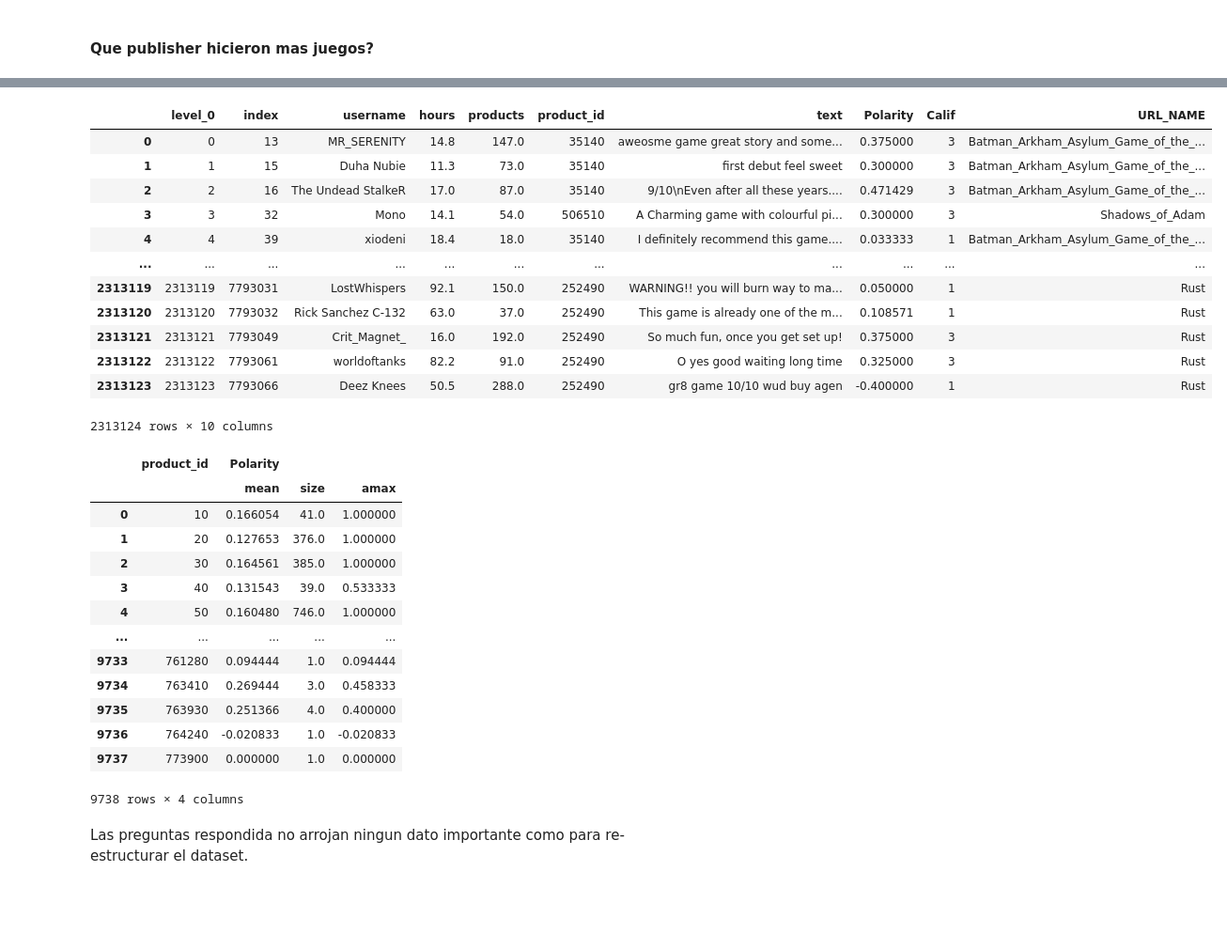
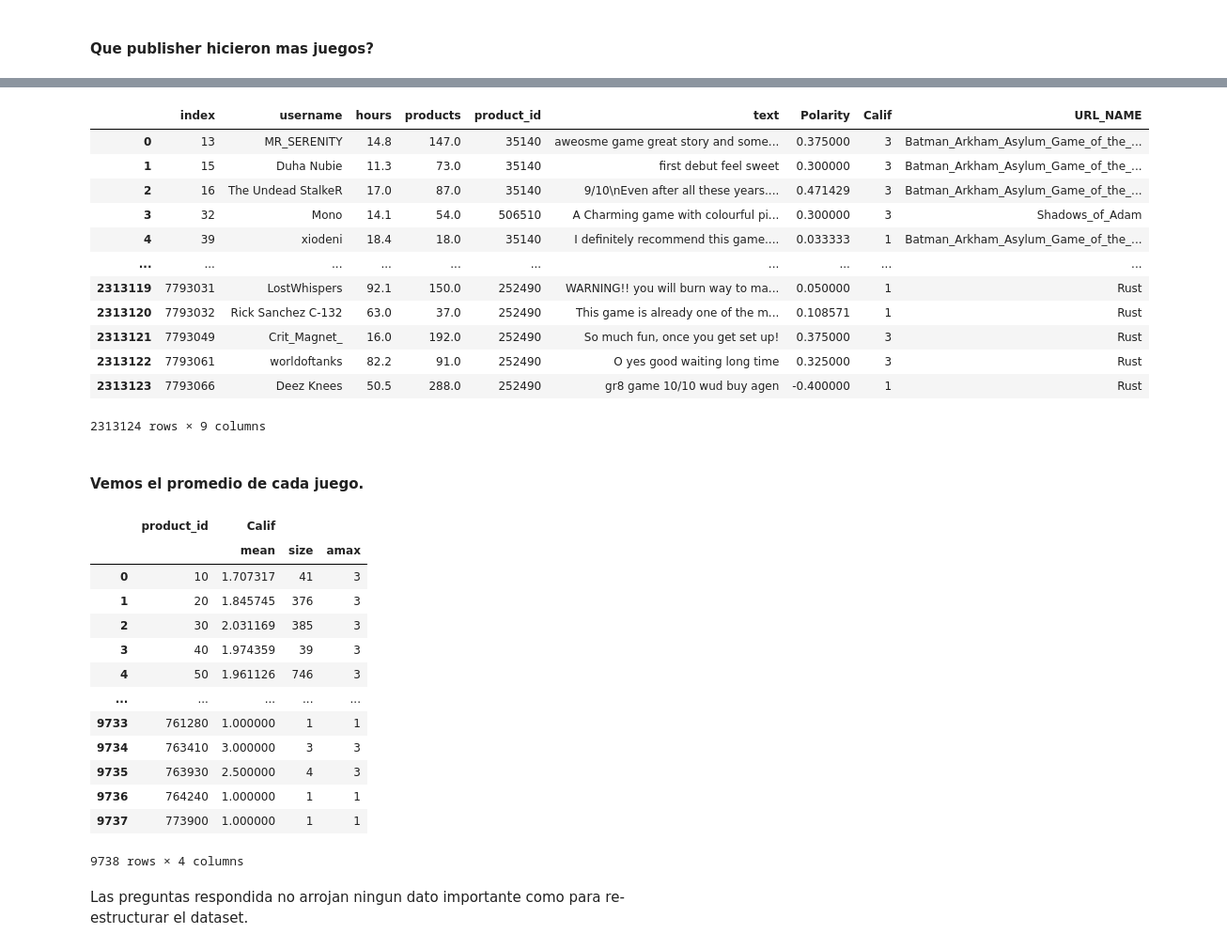
Before and after one commit to franpossetto/acamica-ds-spr4, a Jupyter notebook: Reccomendation_System.ipynb, the cells around one changed output, grey strips where cells are left out. Shown: that part at 94% size. Cells and saved outputs as stored; diff of their text form; code cells hidden in the pictures; blank space fills up the shorter version.

```diff
--- a/Reccomendation_System.ipynb
+++ b/Reccomendation_System.ipynb
@@ -219,37 +223,40 @@ Sebastian Groll               1
 Name: publisher, Length: 8239, dtype: int64
 # %%
-data_reviews.reset_index()
+data_reviews.reset_index(drop= True, inplace= True)
+data_reviews
 # %% [output]
-|  | level_0 | index | username | hours | products | product_id | text | Polarity | Calif | URL_NAME |
-| 0 | 0 | 13 | MR_SERENITY | 14.8 | 147.0 | 35140 | aweosme game great story and some... | 0.375000 | 3 | Batman_Arkham_Asylum_Game_of_the_... |
-| 1 | 1 | 15 | Duha Nubie | 11.3 | 73.0 | 35140 | first debut feel sweet | 0.300000 | 3 | Batman_Arkham_Asylum_Game_of_the_... |
-| 2 | 2 | 16 | The Undead StalkeR | 17.0 | 87.0 | 35140 | 9/10\nEven after all these years.... | 0.471429 | 3 | Batman_Arkham_Asylum_Game_of_the_... |
-| 3 | 3 | 32 | Mono | 14.1 | 54.0 | 506510 | A Charming game with colourful pi... | 0.300000 | 3 | Shadows_of_Adam |
-| 4 | 4 | 39 | xiodeni | 18.4 | 18.0 | 35140 | I definitely recommend this game.... | 0.033333 | 1 | Batman_Arkham_Asylum_Game_of_the_... |
-| ... | ... | ... | ... | ... | ... | ... | ... | ... | ... | ... |
-| 2313119 | 2313119 | 7793031 | LostWhispers | 92.1 | 150.0 | 252490 | WARNING!! you will burn way to ma... | 0.050000 | 1 | Rust |
-| 2313120 | 2313120 | 7793032 | Rick Sanchez C-132 | 63.0 | 37.0 | 252490 | This game is already one of the m... | 0.108571 | 1 | Rust |
-| 2313121 | 2313121 | 7793049 | Crit_Magnet_ | 16.0 | 192.0 | 252490 | So much fun, once you get set up! | 0.375000 | 3 | Rust |
-| 2313122 | 2313122 | 7793061 | worldoftanks | 82.2 | 91.0 | 252490 | O yes good waiting long time | 0.325000 | 3 | Rust |
-| 2313123 | 2313123 | 7793066 | Deez Knees | 50.5 | 288.0 | 252490 | gr8 game 10/10 wud buy agen | -0.400000 | 1 | Rust |
+|  | index | username | hours | products | product_id | text | Polarity | Calif | URL_NAME |
+| 0 | 13 | MR_SERENITY | 14.8 | 147.0 | 35140 | aweosme game great story and some... | 0.375000 | 3 | Batman_Arkham_Asylum_Game_of_the_... |
+| 1 | 15 | Duha Nubie | 11.3 | 73.0 | 35140 | first debut feel sweet | 0.300000 | 3 | Batman_Arkham_Asylum_Game_of_the_... |
+| 2 | 16 | The Undead StalkeR | 17.0 | 87.0 | 35140 | 9/10\nEven after all these years.... | 0.471429 | 3 | Batman_Arkham_Asylum_Game_of_the_... |
+| 3 | 32 | Mono | 14.1 | 54.0 | 506510 | A Charming game with colourful pi... | 0.300000 | 3 | Shadows_of_Adam |
+| 4 | 39 | xiodeni | 18.4 | 18.0 | 35140 | I definitely recommend this game.... | 0.033333 | 1 | Batman_Arkham_Asylum_Game_of_the_... |
+| ... | ... | ... | ... | ... | ... | ... | ... | ... | ... |
+| 2313119 | 7793031 | LostWhispers | 92.1 | 150.0 | 252490 | WARNING!! you will burn way to ma... | 0.050000 | 1 | Rust |
+| 2313120 | 7793032 | Rick Sanchez C-132 | 63.0 | 37.0 | 252490 | This game is already one of the m... | 0.108571 | 1 | Rust |
+| 2313121 | 7793049 | Crit_Magnet_ | 16.0 | 192.0 | 252490 | So much fun, once you get set up! | 0.375000 | 3 | Rust |
+| 2313122 | 7793061 | worldoftanks | 82.2 | 91.0 | 252490 | O yes good waiting long time | 0.325000 | 3 | Rust |
+| 2313123 | 7793066 | Deez Knees | 50.5 | 288.0 | 252490 | gr8 game 10/10 wud buy agen | -0.400000 | 1 | Rust |
-2313124 rows × 10 columns
+2313124 rows × 9 columns
+# %% [markdown]
+#### Vemos el promedio de cada juego.
 # %%
-dr1 = data_reviews.groupby("product_id").agg({"Polarity": [np.mean, np.size, np.max]}).reset_index()
+dr1 = data_reviews.groupby("product_id").agg({"Calif": [np.mean, np.size, np.max]}).reset_index()
 dr1
 # %% [output]
-|  | product_id | Polarity |  |  |
+|  | product_id | Calif |  |  |
 |  |  | mean | size | amax |
-| 0 | 10 | 0.166054 | 41.0 | 1.000000 |
-| 1 | 20 | 0.127653 | 376.0 | 1.000000 |
-| 2 | 30 | 0.164561 | 385.0 | 1.000000 |
-| 3 | 40 | 0.131543 | 39.0 | 0.533333 |
-| 4 | 50 | 0.160480 | 746.0 | 1.000000 |
+| 0 | 10 | 1.707317 | 41 | 3 |
+| 1 | 20 | 1.845745 | 376 | 3 |
+| 2 | 30 | 2.031169 | 385 | 3 |
+| 3 | 40 | 1.974359 | 39 | 3 |
+| 4 | 50 | 1.961126 | 746 | 3 |
 | ... | ... | ... | ... | ... |
-| 9733 | 761280 | 0.094444 | 1.0 | 0.094444 |
-| 9734 | 763410 | 0.269444 | 3.0 | 0.458333 |
-| 9735 | 763930 | 0.251366 | 4.0 | 0.400000 |
-| 9736 | 764240 | -0.020833 | 1.0 | -0.020833 |
-| 9737 | 773900 | 0.000000 | 1.0 | 0.000000 |
+| 9733 | 761280 | 1.000000 | 1 | 1 |
+| 9734 | 763410 | 3.000000 | 3 | 3 |
+| 9735 | 763930 | 2.500000 | 4 | 3 |
+| 9736 | 764240 | 1.000000 | 1 | 1 |
+| 9737 | 773900 | 1.000000 | 1 | 1 |
 9738 rows × 4 columns
 # %% [markdown]
 Las preguntas respondida no arrojan ningun dato importante como para re-estructurar el dataset.
```
Also changed, not shown: parts of 15 cells of this notebook.
